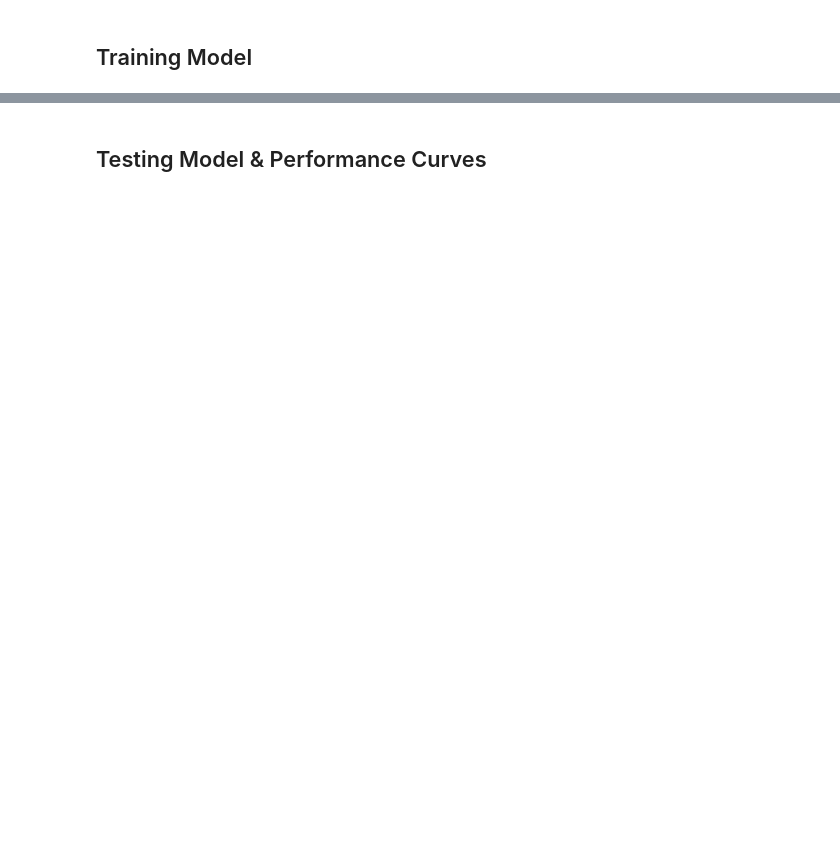
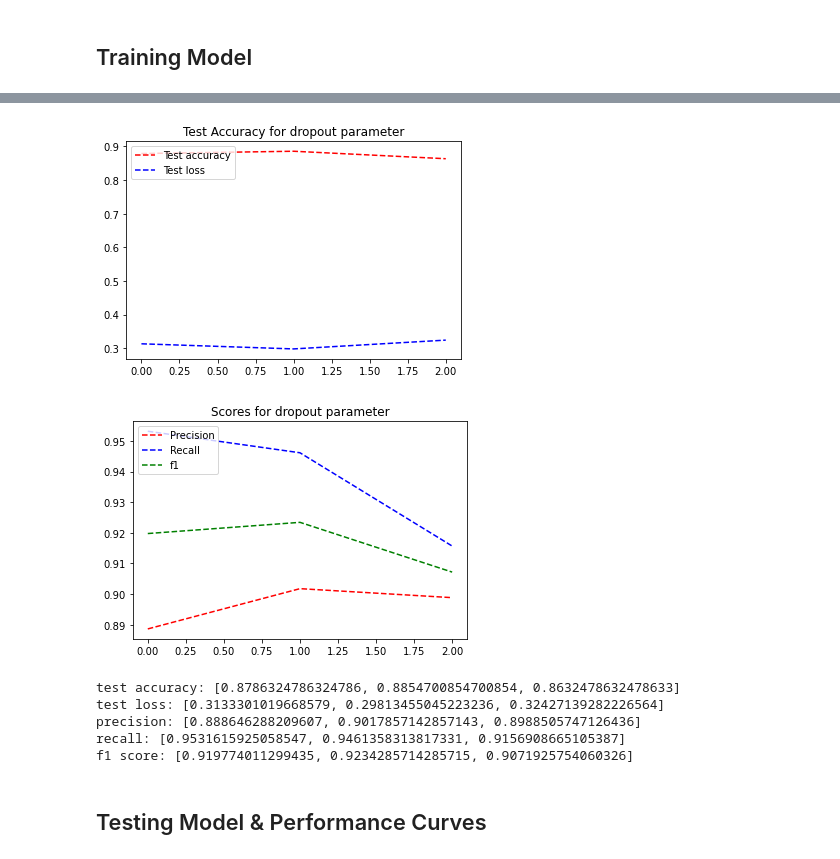
Before and after one commit to RealWinTKyaw/Deep-Learning, a Jupyter notebook: 3_CNNModelWithAutoencoder.ipynb, the cells around one changed output, grey strips where cells are left out. Saved outputs shown, nothing was run; the diff lists cells and outputs as text; code cells hidden in the pictures; blank space fills up the shorter version.

```diff
--- a/3_CNNModelWithAutoencoder.ipynb
+++ b/3_CNNModelWithAutoencoder.ipynb
@@ -94,8 +94,8 @@ AutoEncoder(
 # %% [markdown]
 ## Initialise Model
 # %%
-def create_adam_optimizer(model, lr = 0.1, betas=(0.9, 0.999), amsgrad=False):
-    return optim.Adam(model.parameters(), lr = lr, amsgrad=amsgrad, betas=betas)
+def create_adam_optimizer(model, lr = 0.1, betas=(0.9, 0.999), amsgrad=False, weight_decay=1e-5):
+    return optim.Adam(model.parameters(), lr = lr, amsgrad=amsgrad, betas=betas, weight_decay=weight_decay)
 # %%
 from math import floor
 #sharp sobel kernels
@@ -109,8 +109,25 @@ kernels = [torch.tensor([[0., -1., 0.],
                         [2., 0., -2.],
                         [1., 0., -1.]])]
 
+kernels5=[torch.tensor([[2.,2.,4.,2.,2.],
+                      [1.,1.,2.,1.,1.],
+                      [0.,0.,0.,0.,0.],
+                      [-1.,-1.,-2.,-1.,-1.],
+                      [-2.,-2.,-4.,-2.,-2.]]),
+         torch.tensor([[2., 1., 0., -1., -2.],
+                      [2., 1., 0., -1., -2.],
+                      [4., 2., 0., -2., -4.],
+                      [2., 1., 0., -1., -2.],
+                      [2., 1., 0., -1., -2.]]),
+         torch.tensor([[-1/256,-4/256,-6/256,-4/256,-1/256],
+                      [-4/256,-16/256,-24/256,-16/256, -4/256],
+                      [-6/256, -24/256, 476/256, -24/256, -6/256],
+                      [-4/256,-16/256,-24/256,-16/256, -4/256],
+                      [-1/256,-4/256,-6/256,-4/256,-1/256]])] #unsharp masking
+
 # number of hidden layers and their sizes
-hidden = [256, 256, 128, 64]
+hidden = [256,512,128]
+hidden_list=[[256, 256, 128, 64], [1, 256, 128, 64]]
 
 # kernel size of convolution layers
 kernel_size = 3
@@ -128,9 +145,10 @@ flattened = channels*changed_img*changed_img
 
 # final linear layers and their sizes
 hidden_linear = [flattened, 512, 64]
+dropout=0.5
 # %%
 model = DeepLearn(kernels=kernels, hidden=hidden, kernel_size=kernel_size,
-                  window=window, hidden_linear=hidden_linear).to(device)
+                  window=window, hidden_linear=hidden_linear, dropout=dropout).to(device)
 print(model)
 # %% [output]
 DeepLearn(
@@ -178,7 +197,7 @@ returns lists of the training loss, training accuracy, validation loss and valid
 """
 tl, ta, vl, va = train(device, model,
                        train_loader, val_loader,
-                       optimizer, epochs = 1, autoencoder=autoencmodel)
+                       optimizer, epochs = 9, autoencoder=autoencmodel)
 train_losses+=tl
 train_accuracies+=ta
 val_losses+=vl
@@ -197,3 +342,31 @@ Epoch 1/1, Batch number: 35, Cumulated accuracy: 0.939453125
+# %%
+plt.plot(test_accuracies, "r--", label='Test accuracy')
+plt.plot(test_losses, "b--", label='Test loss')
+plt.title(f'Test Accuracy for {test_param} parameter')
+plt.legend(loc='upper left')
+plt.show()
+
+plt.plot(precision_list, "r--", label='Precision')
+plt.plot(recall_list, "b--", label='Recall')
+plt.plot(f1_list, "g--", label='f1')
+plt.title(f'Scores for {test_param} parameter')
+plt.legend(loc='upper left')
+plt.show()
+# %% [output]
+[figure, added]
+[figure, added]
+# %%
+print(f'test accuracy: {test_accuracies}')
+print(f'test loss: {test_losses}')
+print(f'precision: {precision_list}')
+print(f'recall: {recall_list}')
+print(f'f1 score: {f1_list}')
+# %% [output]
+test accuracy: [0.8786324786324786, 0.8854700854700854, 0.8632478632478633]
+test loss: [0.3133301019668579, 0.29813455045223236, 0.32427139282226564]
+precision: [0.888646288209607, 0.9017857142857143, 0.8988505747126436]
+recall: [0.9531615925058547, 0.9461358313817331, 0.9156908665105387]
+f1 score: [0.919774011299435, 0.9234285714285715, 0.9071925754060326]
 # %% [markdown]
 ## Testing Model & Performance Curves
 # %%
```
Also changed, not shown: parts of 8 cells of this notebook, 14 other files.
